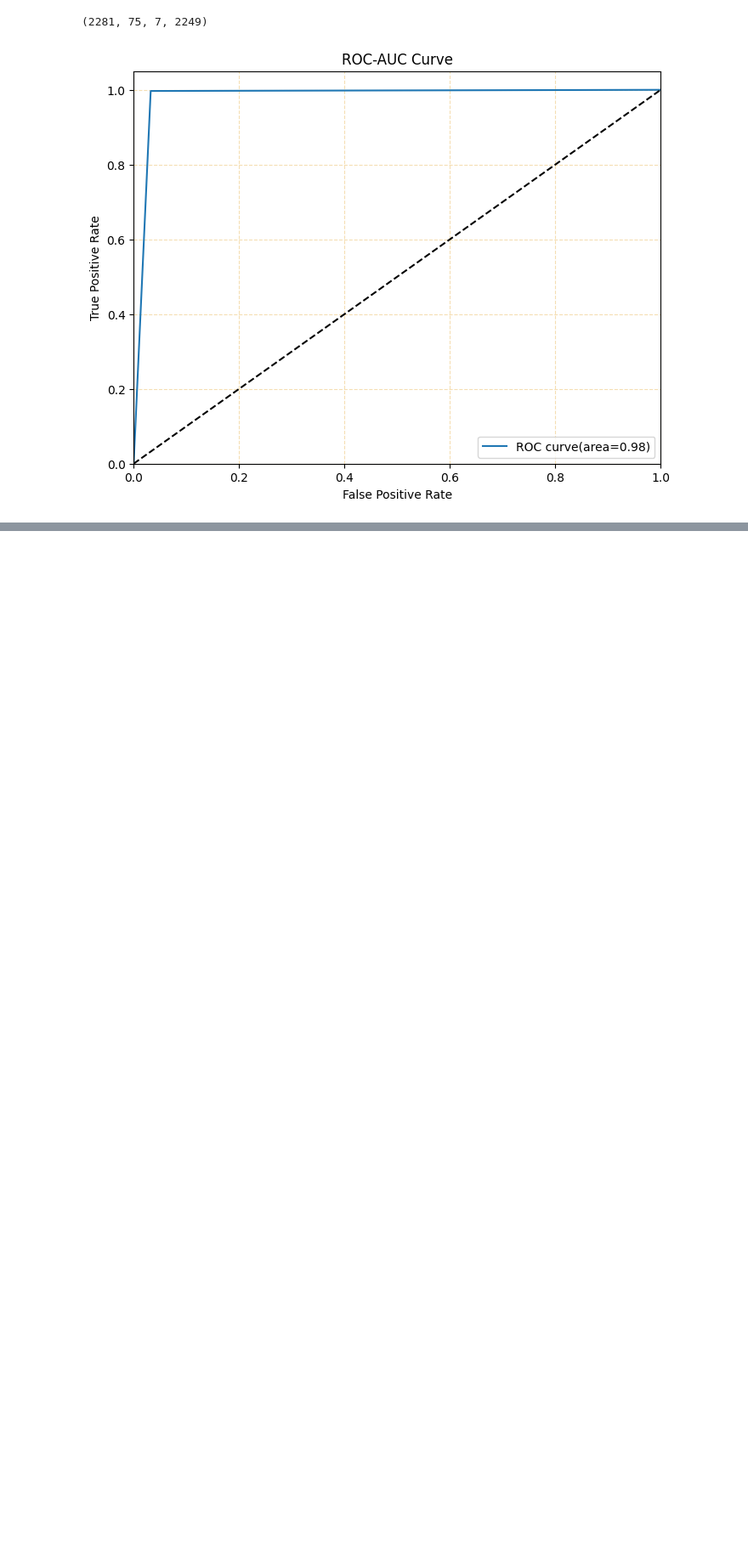
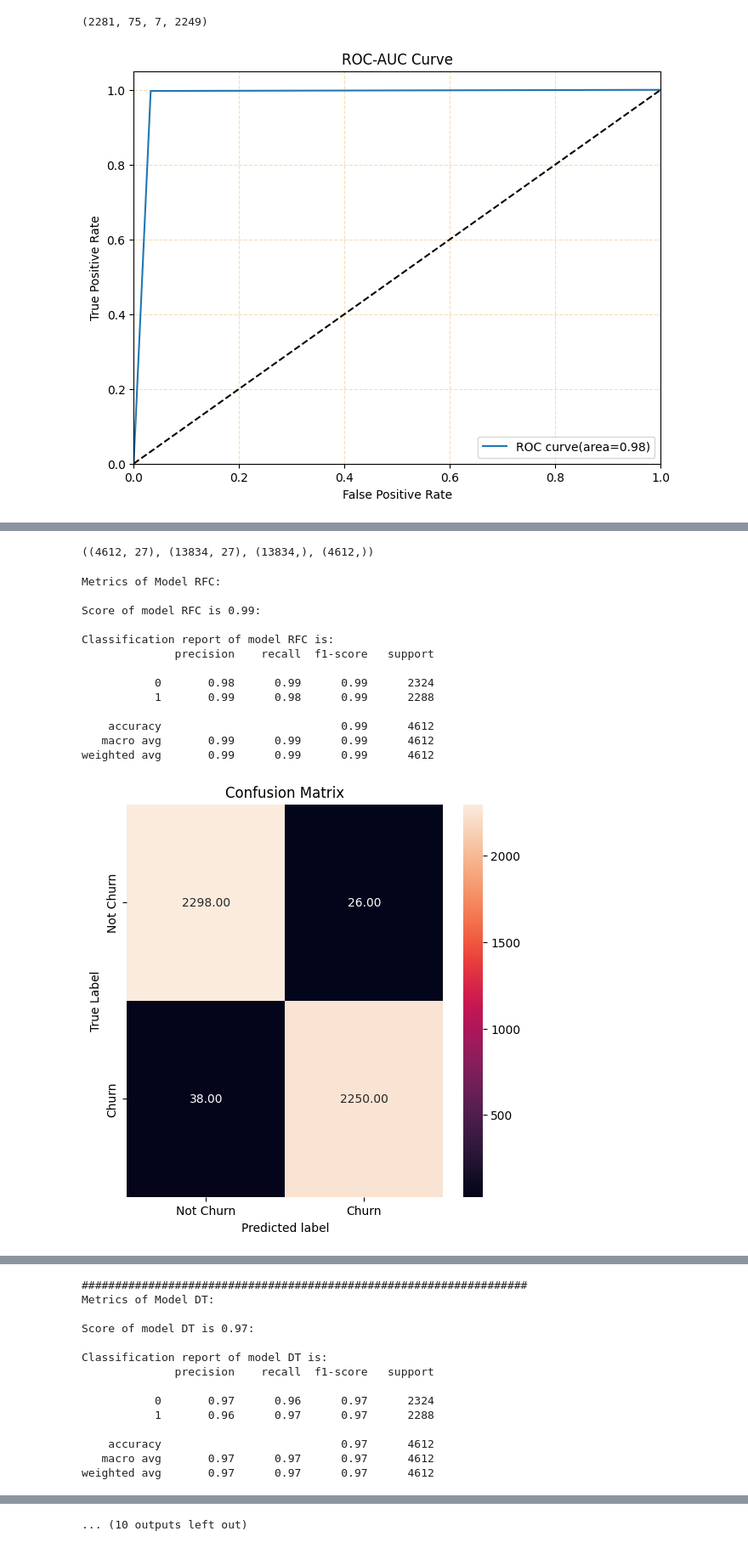
Before and after one commit to avikumart/Customer-Churn-Prediction, a Jupyter notebook: customer-churn-prediction-modeling.ipynb, the cells around one changed output, grey strips where cells are left out. Shown at 85% size. Cells and saved outputs as stored; diff of their text form; code cells hidden in the pictures; blank space fills up the shorter version.

Commit message:
Kaggle Notebook | Customer Churn Prediction Modeling | Version 7

```diff
--- a/customer-churn-prediction-modeling.ipynb
+++ b/customer-churn-prediction-modeling.ipynb
@@ -1262,0 +1283,41 @@ fpr, tpr, thresholds = draw_roc(y_test,y_pred1)
+# %%
+X_test.shape, X_train.shape, y_train.shape, y_test.shape
+# %% [output]
+((4612, 27), (13834, 27), (13834,), (4612,))
+# %%
+%%time
+models_dict = {'RFC': RandomForestClassifier(n_estimators=500, max_depth=15, random_state=42),
+               'DT': DecisionTreeClassifier(criterion='entropy', random_state=42,max_depth=20),
+               'knn': KNeighborsClassifier(n_neighbors=4),
+               'GNB': GaussianNB(),
+               'SVC': SVC(C=2.0),
+               'GBC': GradientBoostingClassifier(max_depth=2, random_state=42),
+               'XGB': XGBClassifier(n_estimators=150, max_leaves=4)}
+
+# fitting models and score
+for k,model in models_dict.items():
+    model.fit(X_train,y_train)
+    score = model.score(X_test,y_test)
+    predict_y = model.predict(X_test)
+    classif_report = classification_report(y_test,predict_y)
+    print("Metrics of Model {}: \n".format(k))
+    print("Score of model {} is {}: \n".format(k,round(score,2)))
+    print("Classification report of model {} is: \n{}".format(k,classif_report))
+    confusion_matri(y_test,predict_y)
+    fpr, tpr, thresholds = draw_roc(y_test,predict_y)
+    print("###################################################################")
+# %% [output]
+Metrics of Model RFC:
+
+Score of model RFC is 0.99:
+
+Classification report of model RFC is:
+              precision    recall  f1-score   support
+
+           0       0.98      0.99      0.99      2324
+           1       0.99      0.98      0.99      2288
+
+    accuracy                           0.99      4612
+   macro avg       0.99      0.99      0.99      4612
+weighted avg       0.99      0.99      0.99      4612
+[figure, added]
@@ -1262,0 +1325,14 @@ fpr, tpr, thresholds = draw_roc(y_test,y_pred1)
+###################################################################
+Metrics of Model DT:
+
+Score of model DT is 0.97:
+
+Classification report of model DT is:
+              precision    recall  f1-score   support
+
+           0       0.97      0.96      0.97      2324
+           1       0.96      0.97      0.97      2288
+
+    accuracy                           0.97      4612
+   macro avg       0.97      0.97      0.97      4612
+weighted avg       0.97      0.97      0.97      4612
@@ -1262,0 +1373 @@ fpr, tpr, thresholds = draw_roc(y_test,y_pred1)
+... (10 outputs left out)
```
Also changed, not shown: parts of 8 cells of this notebook.
